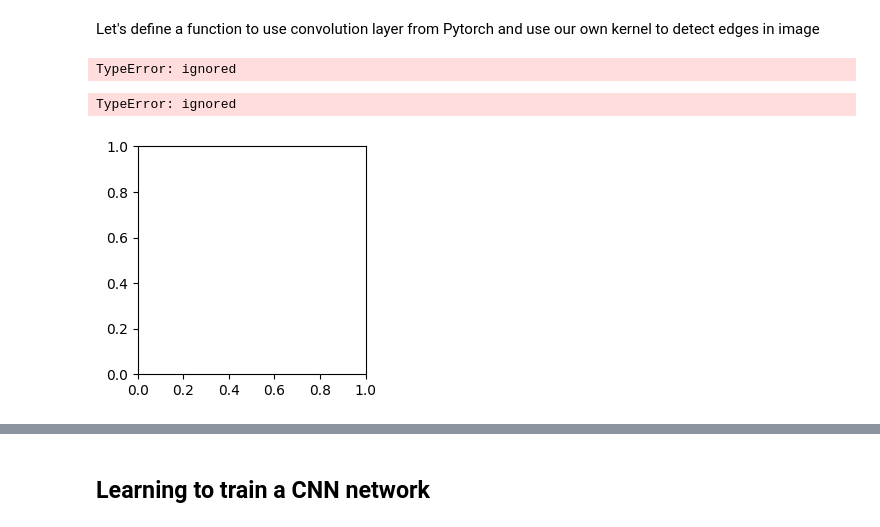
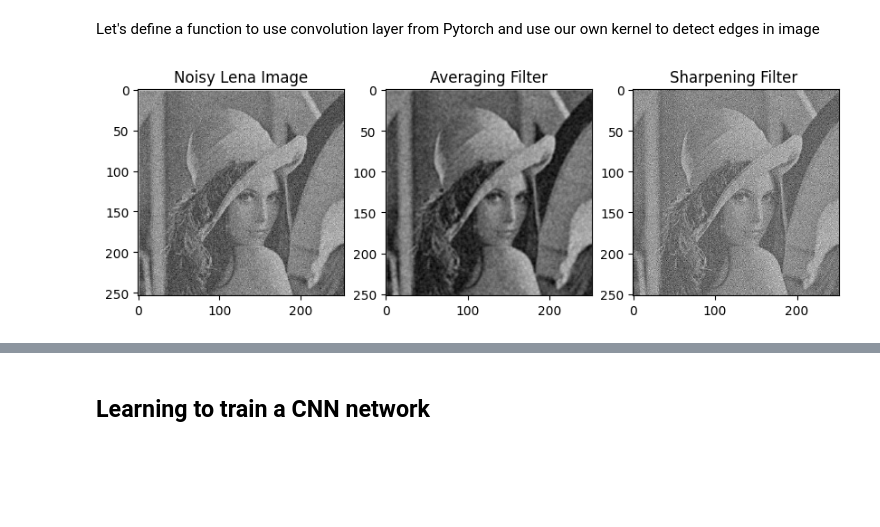
Before and after one commit to sagar1965/AIML-Training--JVRSagar, a Jupyter notebook: PSU_Day_1_CNN.ipynb, the cells around one changed output, grey strips where cells are left out. Saved outputs shown, nothing was run; the diff lists cells and outputs as text; code cells hidden in the pictures; blank space fills up the shorter version.

```diff
--- a/PSU_Day_1_CNN.ipynb
+++ b/PSU_Day_1_CNN.ipynb
@@ -107,36 +105,47 @@ def apply_conv(image, kernel, padding=0, stride=1):
   return output_img
 # %%
 # Our original lotus image
-image = cv2.imread('zebra.jpg', 0)
+# image = cv2.imread('zebra.jpg', 0)
 
-filter = np.array([[-1,-1,-1],
-                   [ 0, 0, 0],
-                   [ 1, 1, 1]])
+# filter = np.array([[-1,-1,-1],
+#                   [ 0, 0, 0],
+#                   [ 1, 1, 1]])
 
+#filter = np.array([[-1,-1,-1],
+#                   [ 0, 0, 0],
+#                   [ 1, 1, 1]])
+
+filter = np.array([[1, 1, 1],
+                   [1, 1, 1],
+                   [1, 1, 1]])
+
+
+image = cv2.imread('NoisyLena.png', 0)
 out1 = apply_conv(image, filter, padding=0, stride=1)
 
-filter = np.array([[1,0,-1],
-                   [1,0,-1],
-                   [1,0,-1]])
+#filter = np.array([[1,0,-1],
+#                   [1,0,-1],
+#                   [1,0,-1]])
+
+filter = np.array([[0, -1, 0],
+                   [-1, 10, -1],
+                   [0, -1, 0]])
 
 out2 = apply_conv(image, filter, padding=0, stride=1)
-# %% [output]
-TypeError: ignored
 # %%
 fig = plt.figure(figsize=(10,6))
 ax = fig.add_subplot(1,3,1)
 ax.imshow(image, cmap='gray')
-ax.set_title('Original Image')
+ax.set_title('Noisy Lena Image')
 ax = fig.add_subplot(1,3,2)
-ax.set_title('Horizontal edge')
+ax.set_title('Averaging Filter')
 ax.imshow(out1, cmap='gray')
 ax = fig.add_subplot(1,3,3)
 ax.imshow(out2, cmap='gray')
-ax.set_title('Vertical edge')
+ax.set_title('Sharpening Filter ')
 plt.show()
 # %% [output]
-TypeError: ignored
-[figure, old version]
+[figure, new version]
 # %% [markdown]
 ## Pooling Layers
 
```
Also changed, not shown: parts of 1 cell of this notebook.
